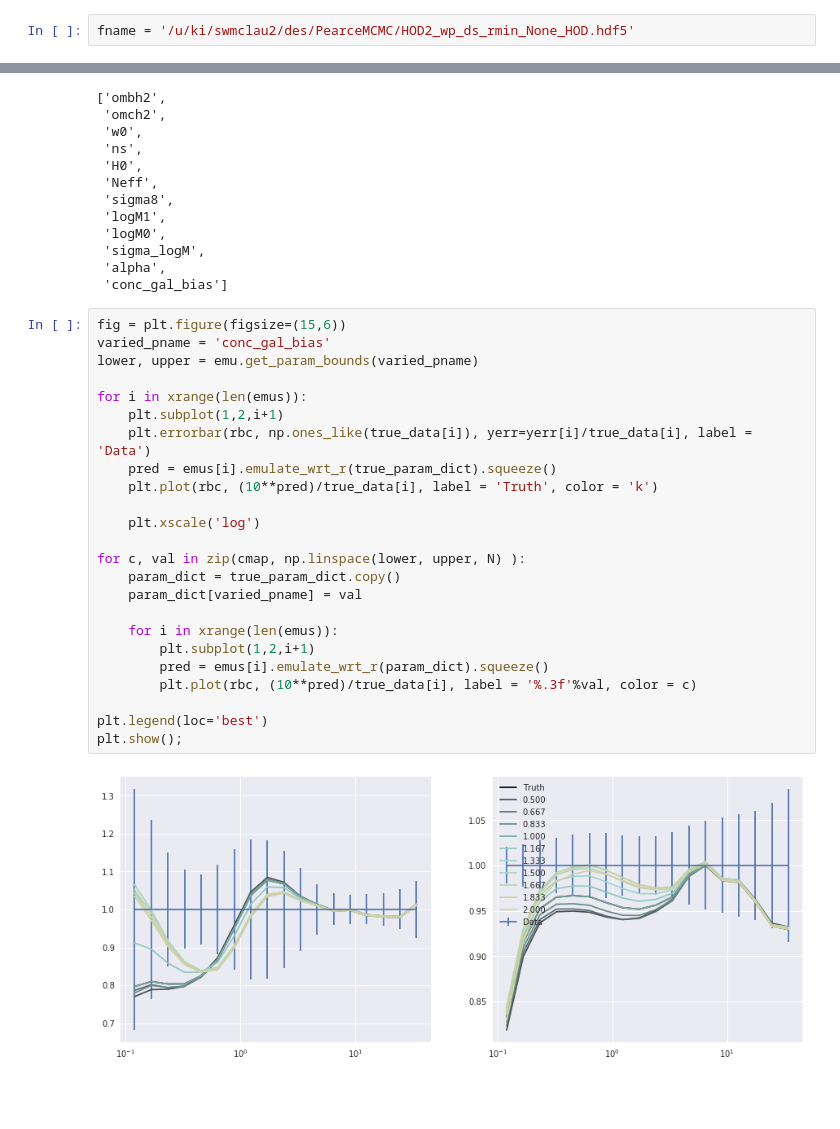
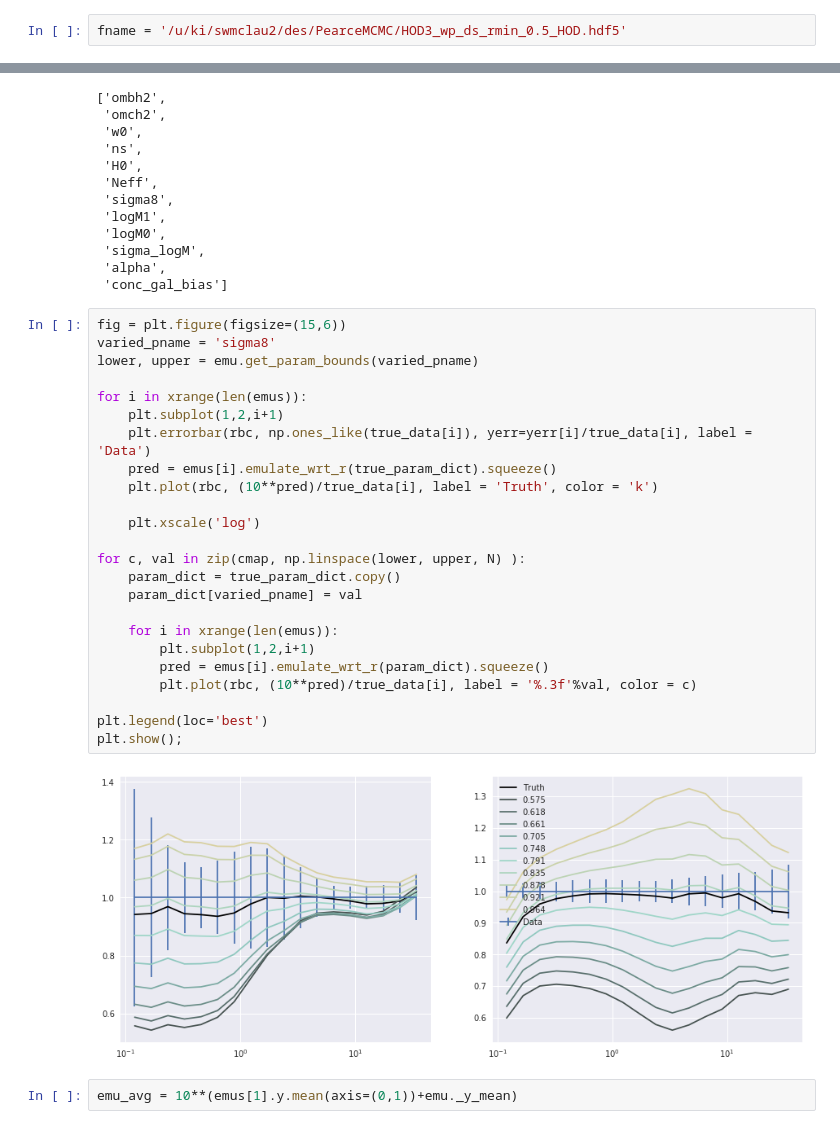
Before and after one commit to mclaughlin6464/pearce, a Jupyter notebook: notebooks/AB_tests/Compare Chain and Emulator HDF5 SLAC Joint.ipynb, the cells around one changed output, grey strips where cells are left out. Drawn from its saved outputs; the diff is of its cells as text; blank space fills up the shorter version.

```diff
--- a/notebooks/AB_tests/Compare Chain and Emulator HDF5 SLAC Joint.ipynb
+++ b/notebooks/AB_tests/Compare Chain and Emulator HDF5 SLAC Joint.ipynb
@@ -17,7 +17,7 @@ from pearce.emulator import LemonPepperWet
 from os import path
 from scipy.linalg import inv
 # %%
-fname = '/u/ki/swmclau2/des/PearceMCMC/HOD2_wp_ds_rmin_None_HOD.hdf5'
+fname = '/u/ki/swmclau2/des/PearceMCMC/HOD3_wp_ds_rmin_0.5_HOD.hdf5'
 # %%
 f = h5py.File(fname, 'r')
 # %%
@@ -353,27 +373,29 @@ emu.get_param_names()
  'conc_gal_bias']
 # %%
 fig = plt.figure(figsize=(15,6))
-varied_pname = 'conc_gal_bias'
+varied_pname = 'sigma8'
 lower, upper = emu.get_param_bounds(varied_pname)
 
 for i in xrange(len(emus)):
     plt.subplot(1,2,i+1)
     plt.errorbar(rbc, np.ones_like(true_data[i]), yerr=yerr[i]/true_data[i], label = 'Data')
     pred = emus[i].emulate_wrt_r(true_param_dict).squeeze()
     plt.plot(rbc, (10**pred)/true_data[i], label = 'Truth', color = 'k')
 
     plt.xscale('log')
 
 for c, val in zip(cmap, np.linspace(lower, upper, N) ):
     param_dict = true_param_dict.copy()
     param_dict[varied_pname] = val
 
     for i in xrange(len(emus)):
         plt.subplot(1,2,i+1)
         pred = emus[i].emulate_wrt_r(param_dict).squeeze()
         plt.plot(rbc, (10**pred)/true_data[i], label = '%.3f'%val, color = c)
 
 plt.legend(loc='best')
 plt.show();
 # %% [output]
-[figure, old version]
+[figure, new version]
+# %%
+emu_avg = 10**(emus[1].y.mean(axis=(0,1))+emu._y_mean)
```
Also changed, not shown: parts of 18 cells of this notebook, 5 other files.
